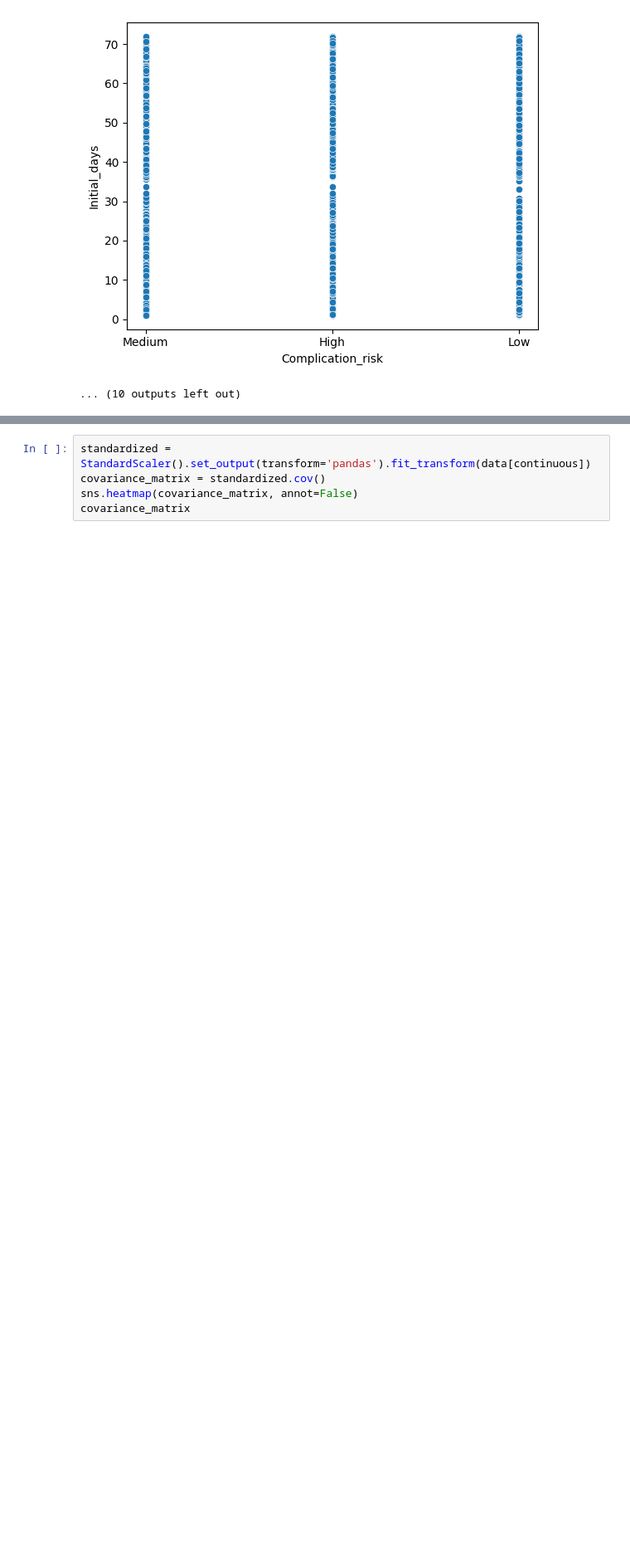
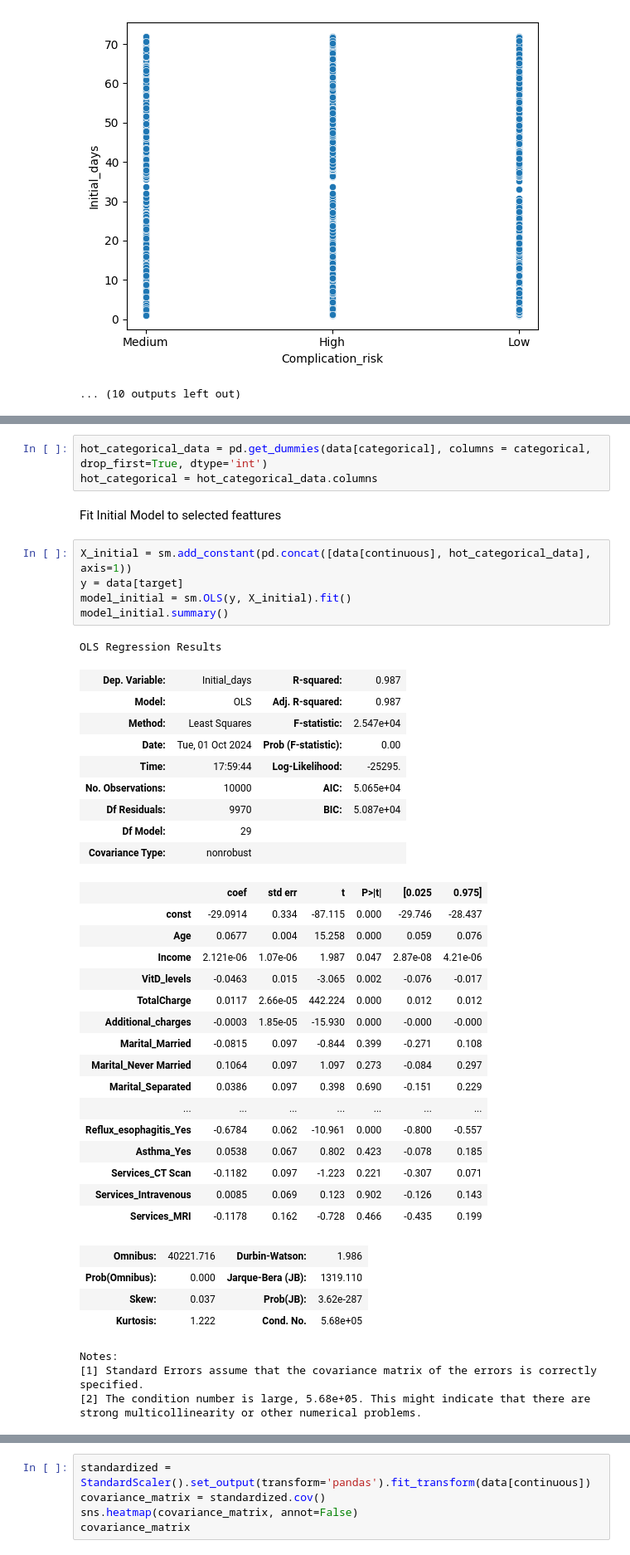
Before and after one commit to rimmyle/Data_Analytics_Projects, a Jupyter notebook: Initial Stay Linear Regression Project/Initial_Stay_Linear_Regression.ipynb, the cells around one changed output, grey strips where cells are left out. Shown at 83% size. Drawn from its saved outputs; the diff is of its cells as text; blank space fills up the shorter version.

```diff
--- a/Initial Stay Linear Regression Project/Initial_Stay_Linear_Regression.ipynb
+++ b/Initial Stay Linear Regression Project/Initial_Stay_Linear_Regression.ipynb
@@ -224,0 +287,45 @@ Standardization of feature variables and creation of covariance matrix with heat
+# %%
+hot_categorical_data = pd.get_dummies(data[categorical], columns = categorical, drop_first=True, dtype='int')
+hot_categorical = hot_categorical_data.columns
+# %% [markdown]
+Fit Initial Model to selected feattures
+# %%
+X_initial = sm.add_constant(pd.concat([data[continuous], hot_categorical_data], axis=1))
+y = data[target]
+model_initial = sm.OLS(y, X_initial).fit()
+model_initial.summary()
+# %% [output]
+OLS Regression Results
+| Dep. Variable: | Initial_days | R-squared: | 0.987 |
+| Model: | OLS | Adj. R-squared: | 0.987 |
+| Method: | Least Squares | F-statistic: | 2.547e+04 |
+| Date: | Tue, 01 Oct 2024 | Prob (F-statistic): | 0.00 |
+| Time: | 17:59:44 | Log-Likelihood: | -25295. |
+| No. Observations: | 10000 | AIC: | 5.065e+04 |
+| Df Residuals: | 9970 | BIC: | 5.087e+04 |
+| Df Model: | 29 |  |  |
+| Covariance Type: | nonrobust |  |  |
+|  | coef | std err | t | P>|t| | [0.025 | 0.975] |
+| const | -29.0914 | 0.334 | -87.115 | 0.000 | -29.746 | -28.437 |
+| Age | 0.0677 | 0.004 | 15.258 | 0.000 | 0.059 | 0.076 |
+| Income | 2.121e-06 | 1.07e-06 | 1.987 | 0.047 | 2.87e-08 | 4.21e-06 |
+| VitD_levels | -0.0463 | 0.015 | -3.065 | 0.002 | -0.076 | -0.017 |
+| TotalCharge | 0.0117 | 2.66e-05 | 442.224 | 0.000 | 0.012 | 0.012 |
+| Additional_charges | -0.0003 | 1.85e-05 | -15.930 | 0.000 | -0.000 | -0.000 |
+| Marital_Married | -0.0815 | 0.097 | -0.844 | 0.399 | -0.271 | 0.108 |
+| Marital_Never Married | 0.1064 | 0.097 | 1.097 | 0.273 | -0.084 | 0.297 |
+| Marital_Separated | 0.0386 | 0.097 | 0.398 | 0.690 | -0.151 | 0.229 |
+| ... | ... | ... | ... | ... | ... | ... |
+| Reflux_esophagitis_Yes | -0.6784 | 0.062 | -10.961 | 0.000 | -0.800 | -0.557 |
+| Asthma_Yes | 0.0538 | 0.067 | 0.802 | 0.423 | -0.078 | 0.185 |
+| Services_CT Scan | -0.1182 | 0.097 | -1.223 | 0.221 | -0.307 | 0.071 |
+| Services_Intravenous | 0.0085 | 0.069 | 0.123 | 0.902 | -0.126 | 0.143 |
+| Services_MRI | -0.1178 | 0.162 | -0.728 | 0.466 | -0.435 | 0.199 |
+| Omnibus: | 40221.716 | Durbin-Watson: | 1.986 |
+| Prob(Omnibus): | 0.000 | Jarque-Bera (JB): | 1319.110 |
+| Skew: | 0.037 | Prob(JB): | 3.62e-287 |
+| Kurtosis: | 1.222 | Cond. No. | 5.68e+05 |
+Notes:
+[1] Standard Errors assume that the covariance matrix of the errors is correctly specified.
+[2] The condition number is large, 5.68e+05. This might indicate that there are
+strong multicollinearity or other numerical problems.
```
Also changed, not shown: parts of 33 cells of this notebook, 1 other file.
